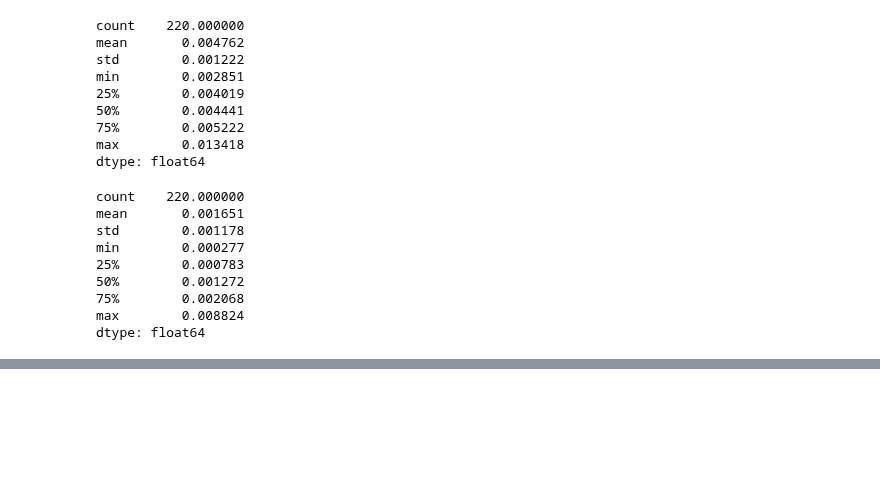
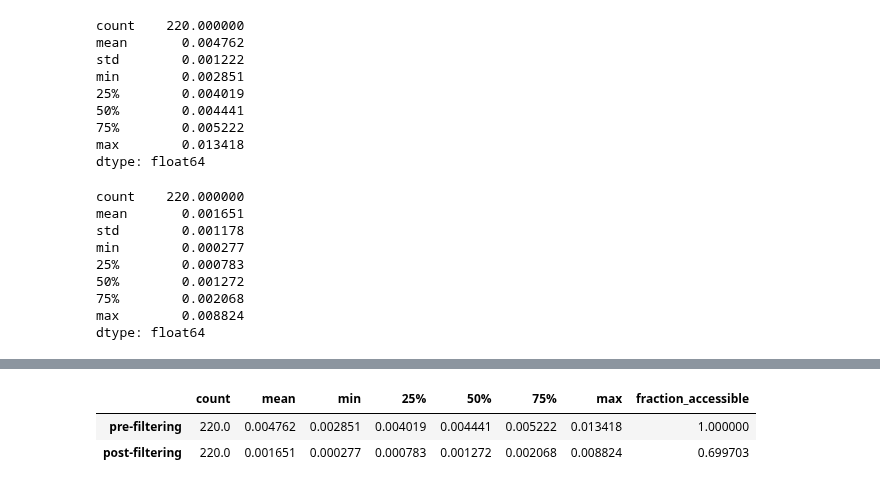
Before and after one commit to malariagen/ag1000g-phase3-data-paper, a Jupyter notebook: notebooks/compute_proxy_mer_X.ipynb, the cells around one changed output, grey strips where cells are left out. Saved outputs shown, nothing was run; the diff lists cells and outputs as text; code cells hidden in the pictures; blank space fills up the shorter version.

```diff
--- a/notebooks/compute_proxy_mer_X.ipynb
+++ b/notebooks/compute_proxy_mer_X.ipynb
@@ -232,4 +232,6 @@ out_df = pd.concat([pre_des, post_des], axis=1, keys=["pre-filtering", "post-fil
 
 # drop std because non-normal
 out_df = out_df.T.drop(["std"], axis=1)
+# %%
+out_df["fraction_accessible"] = (1.0, gamb_colu_mask.mean().compute())
 # %%
@@ -236,0 +257,6 @@ out_df.to_csv("../content/tables/mer_X.csv")
+# %%
+out_df
+# %% [output]
+|  | count | mean | min | 25% | 50% | 75% | max | fraction_accessible |
+| pre-filtering | 220.0 | 0.004762 | 0.002851 | 0.004019 | 0.004441 | 0.005222 | 0.013418 | 1.000000 |
+| post-filtering | 220.0 | 0.001651 | 0.000277 | 0.000783 | 0.001272 | 0.002068 | 0.008824 | 0.699703 |
```
Also changed, not shown: parts of 6 cells of this notebook.
